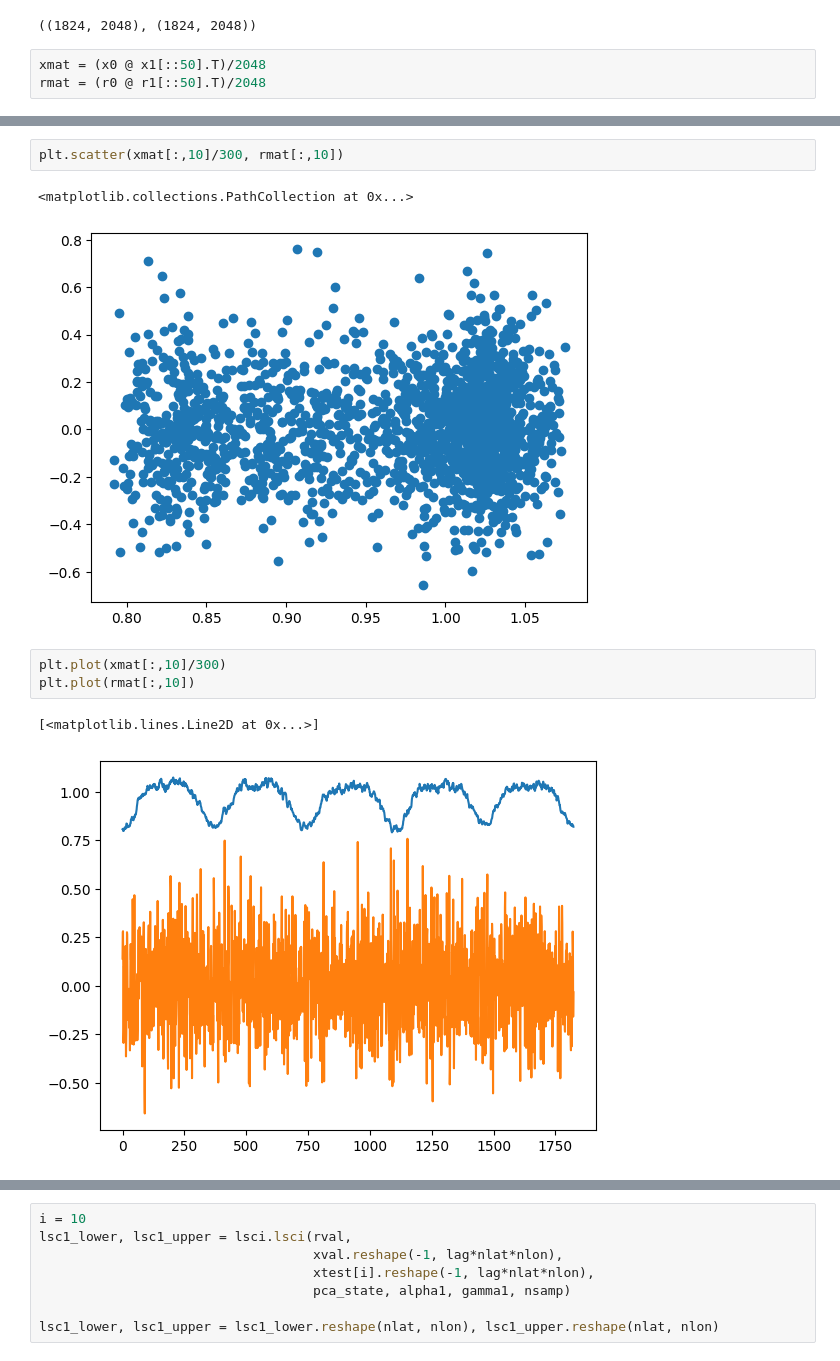
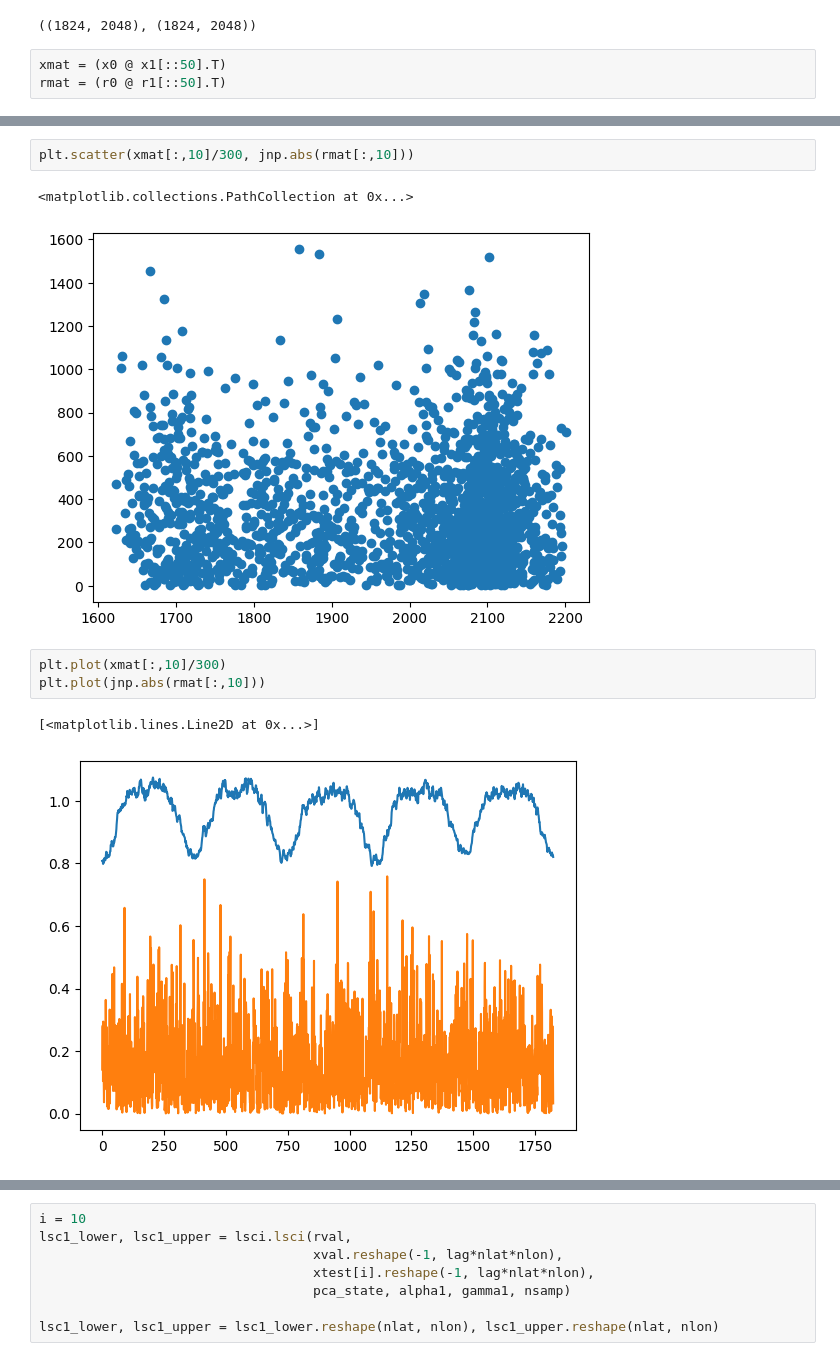
Before and after one commit to trevor-harris/LSCI, a Jupyter notebook: weather/weather_dev.ipynb, the cells around one changed output, grey strips where cells are left out. Drawn from its saved outputs; the diff is of its cells as text.

```diff
--- a/weather/weather_dev.ipynb
+++ b/weather/weather_dev.ipynb
@@ -431,6 +439,6 @@ x0.shape, x1.shape
 # %% [output]
 ((1824, 2048), (1824, 2048))
 # %%
-xmat = (x0 @ x1[::50].T)/2048
-rmat = (r0 @ r1[::50].T)/2048
+xmat = (x0 @ x1[::50].T)
+rmat = (r0 @ r1[::50].T)
 # %%
@@ -441,11 +447,11 @@ plt.show()
 # %%
-plt.scatter(xmat[:,10]/300, rmat[:,10])
+plt.scatter(xmat[:,10]/300, jnp.abs(rmat[:,10]))
 # %% [output]
 <matplotlib.collections.PathCollection at 0x...>
-[figure, old version]
+[figure, new version]
 # %%
 plt.plot(xmat[:,10]/300)
-plt.plot(rmat[:,10])
+plt.plot(jnp.abs(rmat[:,10]))
 # %% [output]
 [<matplotlib.lines.Line2D at 0x...>]
-[figure, old version]
+[figure, new version]
```
Also changed, not shown: parts of 9 cells of this notebook.
